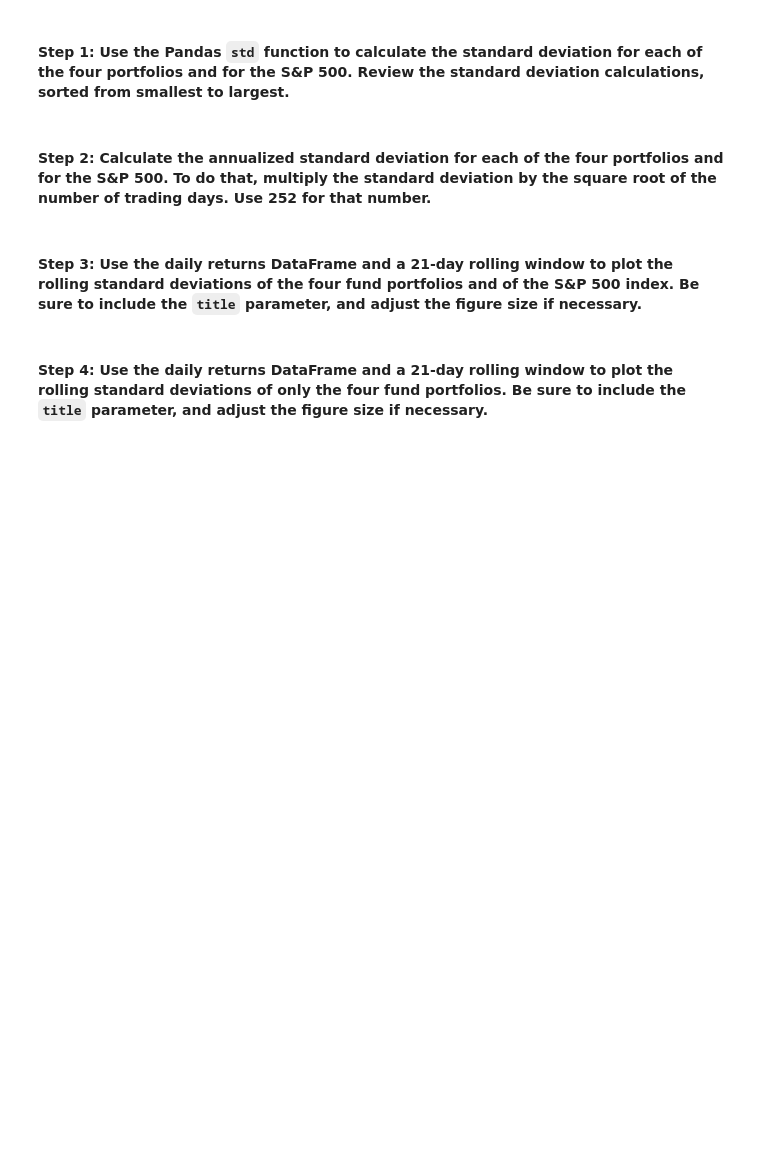
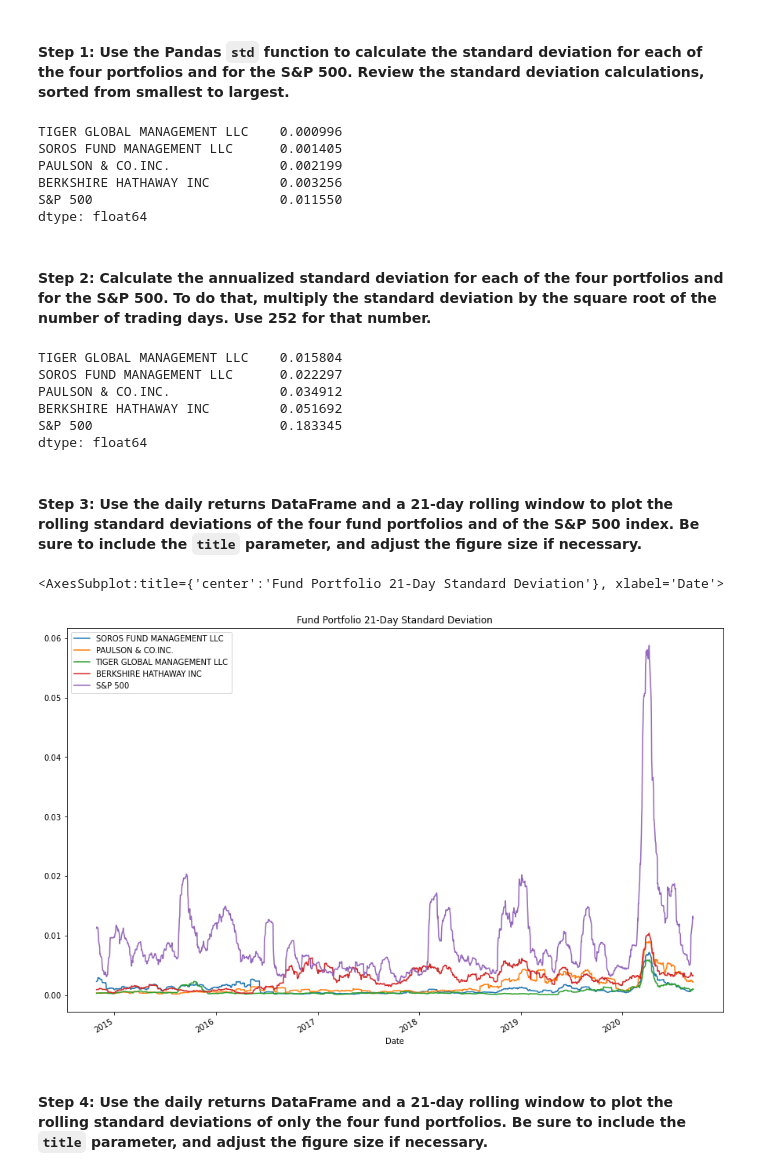
Before and after one commit to douglasg-fintec/Portfolio_Managment, a Jupyter notebook: risk_return_analysis.ipynb, the cells around one changed output. Drawn from its saved outputs; the diff is of its cells as text; code cells hidden in the pictures; blank space fills up the shorter version.

```diff
--- a/risk_return_analysis.ipynb
+++ b/risk_return_analysis.ipynb
@@ -306,20 +307,51 @@ Evaluate the risk profile of each portfolio by using the standard deviation and
 # %%
 # Calculate and sort the standard deviation for all 4 portfolios and the S&P 500
 # Review the standard deviations sorted smallest to largest
-# YOUR CODE HERE
+# Call the Pandas `std` function on the `daily_returns`
+whale_daily_standard_deviation = whale_daily_returns.std()
+
+# Sort this output in ascending order by using the sort_values function.
+whale_daily_standard_deviation_sorted = whale_daily_standard_deviation.sort_values()
+
+# Display results
+whale_daily_standard_deviation_sorted.head()
+# %% [output]
+TIGER GLOBAL MANAGEMENT LLC    0.000996
+SOROS FUND MANAGEMENT LLC      0.001405
+PAULSON & CO.INC.              0.002199
+BERKSHIRE HATHAWAY INC         0.003256
+S&P 500                        0.011550
+dtype: float64
 # %% [markdown]
 #### Step 2: Calculate the annualized standard deviation for each of the four portfolios and for the S&P 500. To do that, multiply the standard deviation by the square root of the number of trading days. Use 252 for that number.
 # %%
 # Calculate and sort the annualized standard deviation (252 trading days) of the 4 portfolios and the S&P 500
 # Review the annual standard deviations smallest to largest
-# YOUR CODE HERE
+
+# Calculate and sort the annualized standard deviation
+whale_daily_annualized_deviation = (whale_daily_standard_deviation * np.sqrt(252)).sort_values()
+whale_daily_annualized_deviation.head()
+# %% [output]
+TIGER GLOBAL MANAGEMENT LLC    0.015804
+SOROS FUND MANAGEMENT LLC      0.022297
+PAULSON & CO.INC.              0.034912
+BERKSHIRE HATHAWAY INC         0.051692
+S&P 500                        0.183345
+dtype: float64
 # %% [markdown]
 #### Step 3: Use the daily returns DataFrame and a 21-day rolling window to plot the rolling standard deviations of the four fund portfolios and of the S&P 500 index. Be sure to include the `title` parameter, and adjust the figure size if necessary.
 # %%
-# Using the daily returns DataFrame and a 21-day rolling window,
-# plot the rolling standard deviation of the 4 portfolios and the S&P 500
+# Using the daily return data and a 21-day rolling window, plot the rolling standard deviation of just the 4 portfolios.
 # Include a title parameter and adjust the figure size
-# YOUR CODE HERE
+
+# Calculate and Plot 21 Day Standard Deviation
+whale_daily_returns.rolling(window=21).std().plot(legend="True",
+    figsize =(15,10),
+    title ="Fund Portfolio 21-Day Standard Deviation",
+    xlabel="Date")
+# %% [output]
+<AxesSubplot:title={'center':'Fund Portfolio 21-Day Standard Deviation'}, xlabel='Date'>
+[figure, added]
 # %% [markdown]
 #### Step 4: Use the daily returns DataFrame and a 21-day rolling window to plot the rolling standard deviations of only the four fund portfolios. Be sure to include the `title` parameter, and adjust the figure size if necessary.
 # %%
```
Also changed, not shown: parts of 6 cells of this notebook.
